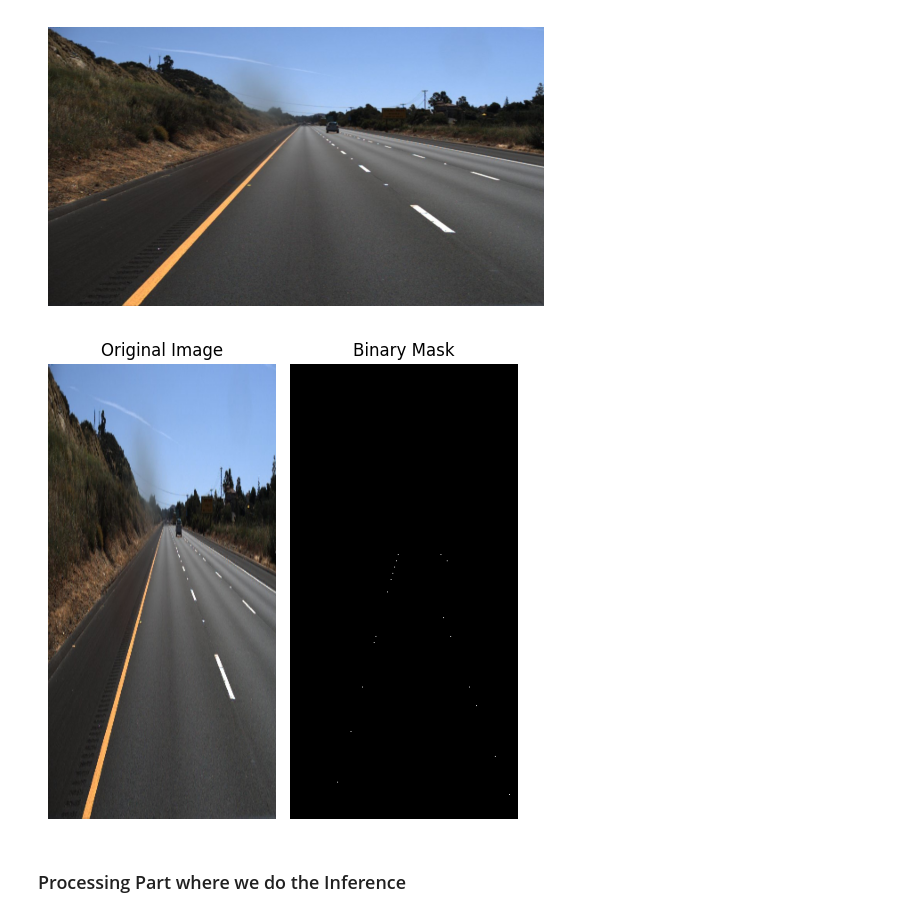
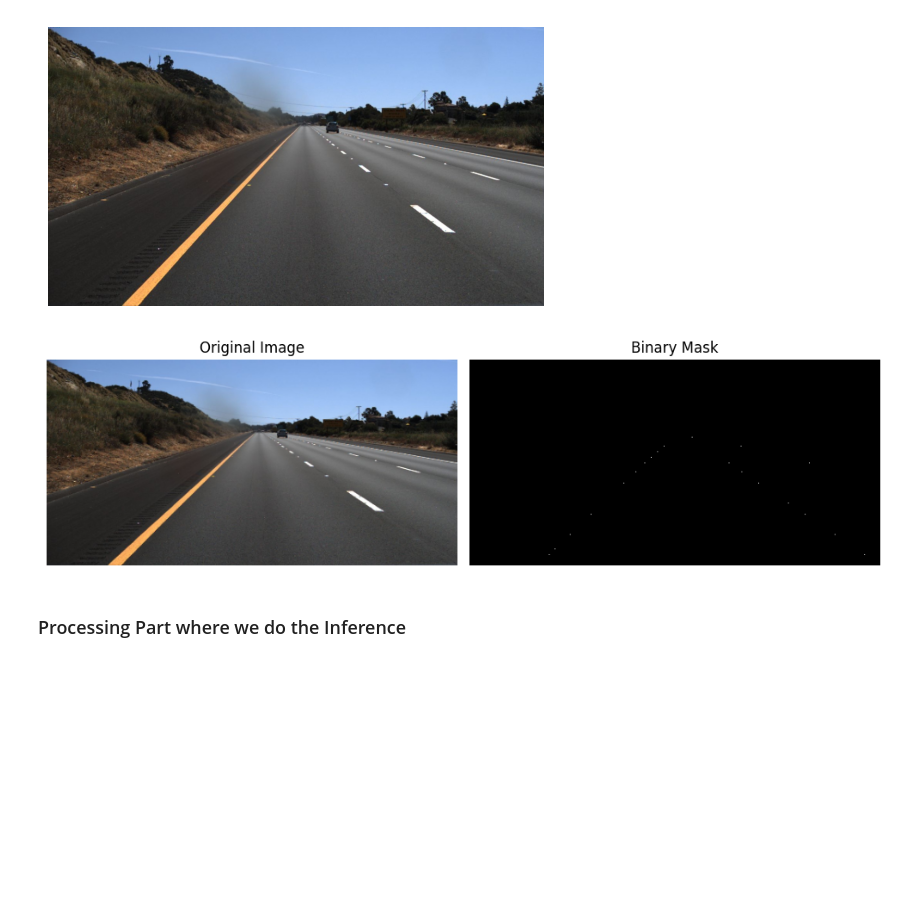
Before and after one commit to SuyogPrasai/microlane, a Jupyter notebook: evaluate.ipynb, the cells around one changed output. Drawn from its saved outputs; the diff is of its cells as text; code cells hidden in the pictures; blank space fills up the shorter version.

```diff
--- a/evaluate.ipynb
+++ b/evaluate.ipynb
@@ -41,7 +41,7 @@ dataset = TuSimple(
         annotation_file_path=config['data']['datasets']['tusimple']['annotation_file']
     )
 
-data = dataset.load()
+data = dataset.load(number=10)
 
 data = dataset.load_images(data)
 # %%
@@ -80,27 +80,27 @@ formatter = LaneNet2Formatter(
 
 formatted_data = formatter.batch_format(data)
 # %%
-# Cehcking the formatted image and comapring that with the labellings
+# Checking the formatted image and comapring that with the labellings
 
 item = formatted_data[0]
 
 # Safety check
 if item.image is None:
     raise ValueError("Image not found or failed to load")
 
-fig, axes = plt.subplots(1, 2, figsize=(5, 5))
+fig, axes = plt.subplots(1, 2, figsize=(10, 5))
 
 axes[0].imshow(item.image)
 axes[0].set_title("Original Image")
 axes[0].axis('off')
 
 axes[1].imshow(item.binary_mask, cmap='gray')
 axes[1].set_title("Binary Mask")
 axes[1].axis('off')
 
 plt.tight_layout()
 plt.show()
 # %% [output]
-[figure, old version]
+[figure, new version]
 # %% [markdown]
 ### Processing Part where we do the Inference
```
Also changed, not shown: parts of 3 cells of this notebook, 7 other files.
